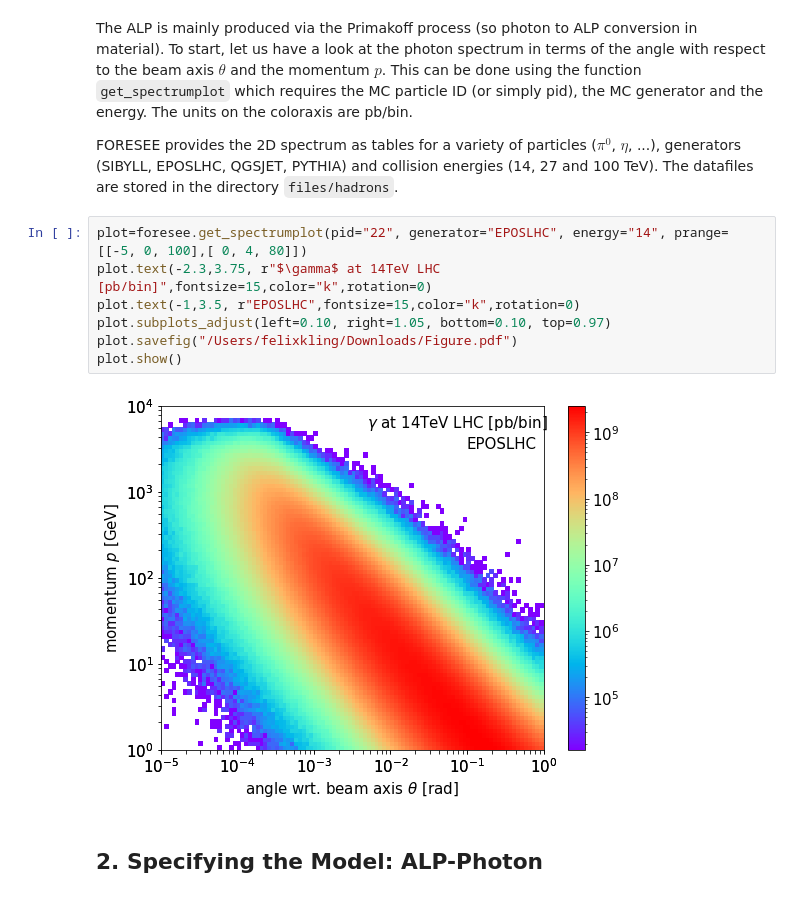
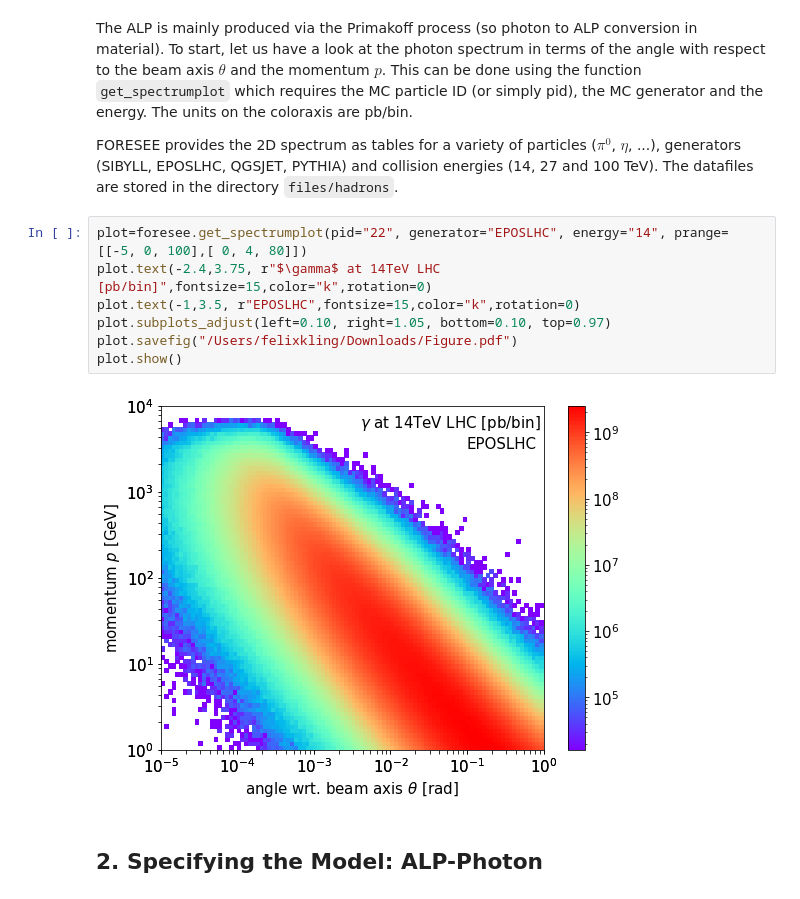
Before and after one commit to KlingFelix/FORESEE, a Jupyter notebook: Models/ALP-photon/ALP-photon.ipynb, the cells around one changed output. Drawn from its saved outputs; the diff is of its cells as text.

```diff
--- a/Models/ALP-photon/ALP-photon.ipynb
+++ b/Models/ALP-photon/ALP-photon.ipynb
@@ -21,13 +21,13 @@ The ALP is mainly produced via the Primakoff process (so photon to ALP conversio
 FORESEE provides the 2D spectrum as tables for a variety of particles ($\pi^0$, $\eta$, ...), generators (SIBYLL, EPOSLHC, QGSJET, PYTHIA) and collision energies (14, 27 and 100 TeV). The datafiles are stored in the directory `files/hadrons`.
 # %%
 plot=foresee.get_spectrumplot(pid="22", generator="EPOSLHC", energy="14", prange=[[-5, 0, 100],[ 0, 4, 80]])
-plot.text(-2.3,3.75, r"$\gamma$ at 14TeV LHC [pb/bin]",fontsize=15,color="k",rotation=0)
+plot.text(-2.4,3.75, r"$\gamma$ at 14TeV LHC [pb/bin]",fontsize=15,color="k",rotation=0)
 plot.text(-1,3.5, r"EPOSLHC",fontsize=15,color="k",rotation=0)
 plot.subplots_adjust(left=0.10, right=1.05, bottom=0.10, top=0.97)
 plot.savefig("/Users/felixkling/Downloads/Figure.pdf")
 plot.show()
 # %% [output]
-[figure, old version]
+[figure, new version]
 # %% [markdown]
 ## 2. Specifying the Model: ALP-Photon
 # %% [markdown]
```
Also changed, not shown: parts of 1 cell of this notebook, 34 other files.
